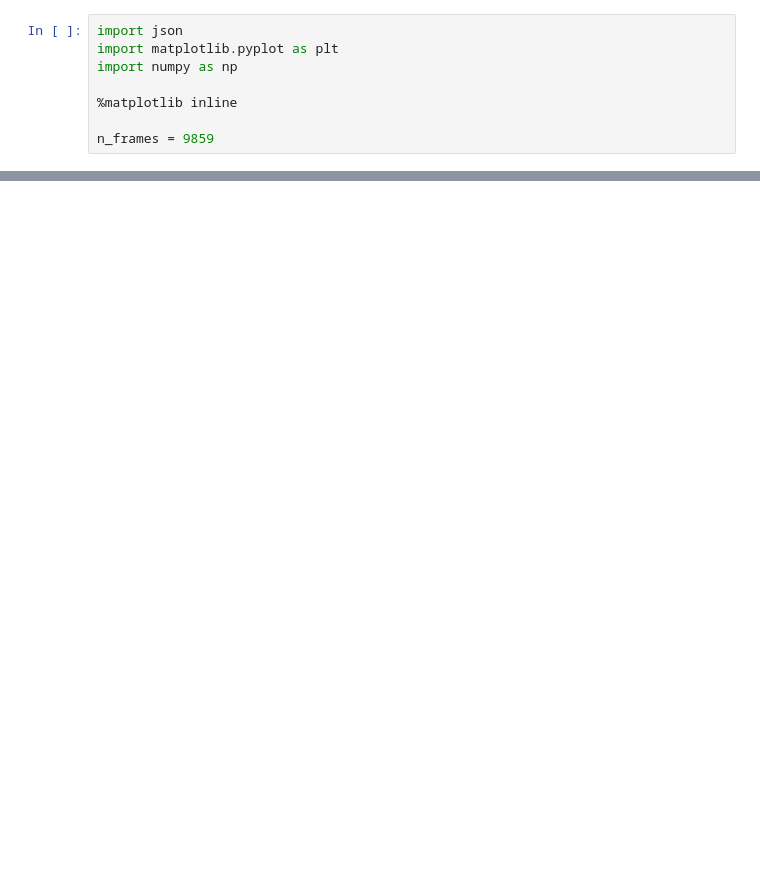
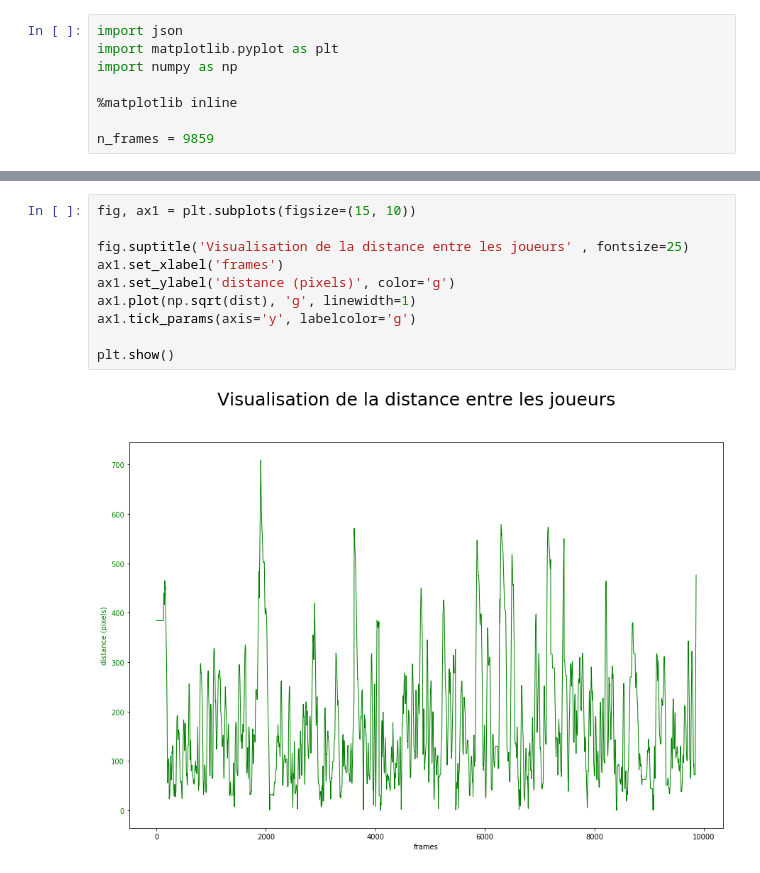
Before and after one commit to ThomasRanvier/dyna_conn, a Jupyter notebook: visualisation.ipynb, the cells around one changed output, grey strips where cells are left out. Drawn from its saved outputs; the diff is of its cells as text; blank space fills up the shorter version.

```diff
--- a/visualisation.ipynb
+++ b/visualisation.ipynb
@@ -24,6 +33,18 @@ for d in data['obsels']:
 print(dist[:10])
 # %% [output]
 [147456.0, 147456.0, 147456.0, 147456.0, 147456.0, 147456.0, 147456.0, 147456.0, 147456.0, 147456.0]
+# %%
+fig, ax1 = plt.subplots(figsize=(15, 10))
+
+fig.suptitle('Visualisation de la distance entre les joueurs' , fontsize=25)
+ax1.set_xlabel('frames')
+ax1.set_ylabel('distance (pixels)', color='g')
+ax1.plot(np.sqrt(dist), 'g', linewidth=1)
+ax1.tick_params(axis='y', labelcolor='g')
+
+plt.show()
+# %% [output]
+[figure, added]
 # %%
 fig, ax1 = plt.subplots(figsize=(15, 10))
 
```
Also changed, not shown: parts of 16 cells of this notebook, 3 other files.
